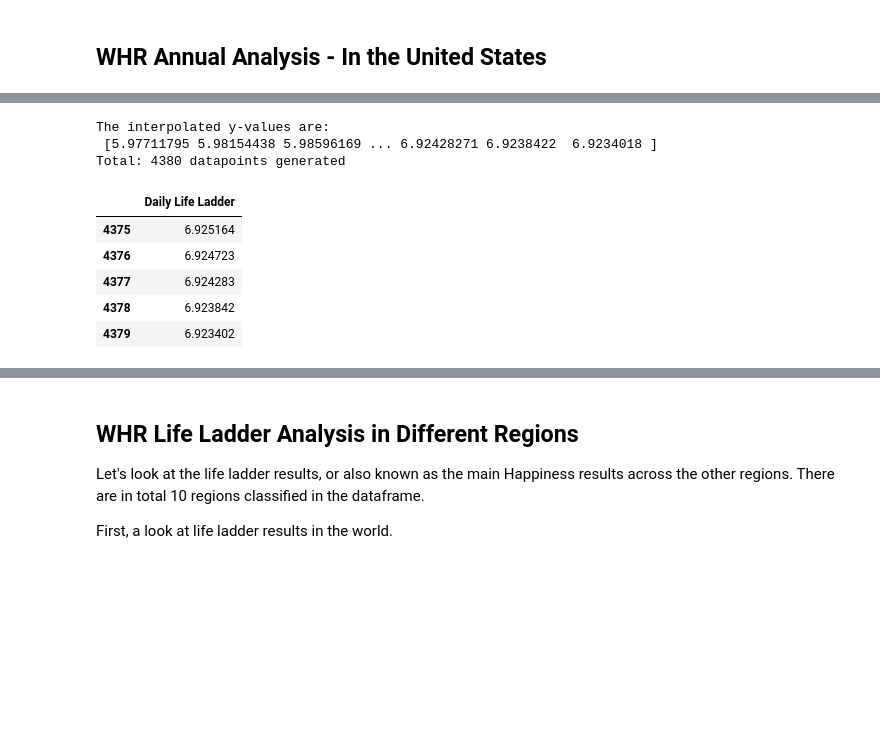
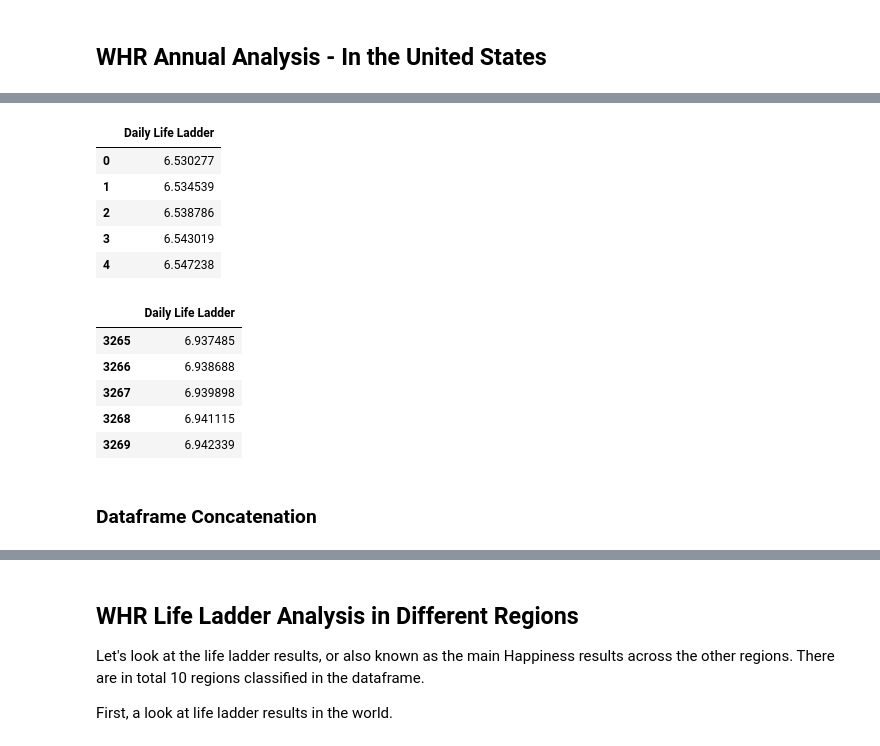
Before and after one commit to Teo-KJ/CZ1015-Data-Science---AI-Mini-Project, a Jupyter notebook: WHR Explore - In depth Analysis.ipynb, the cells around one changed output, grey strips where cells are left out. Saved outputs shown, nothing was run; the diff lists cells and outputs as text; code cells hidden in the pictures; blank space fills up the shorter version.

```diff
--- a/WHR Explore - In depth Analysis.ipynb
+++ b/WHR Explore - In depth Analysis.ipynb
@@ -290,6 +264,6 @@ US_2017_Data = pd.DataFrame(Data_2017[(Data_2017['Country'] == 'United States')]
 # print(US_2016_Data['Life Ladder'])
 # print(US_2017_Data['Life Ladder'])
 # %%
-US_Data =  pd.DataFrame(d1[(d1['Country'] == "United States")])
-print("(No. of countries, No. of columns) =", US_Data.shape)
+US_Data =  pd.DataFrame(d1[(d1['Country name'] == "United States")])
+print("(No. of Years, No. of columns) =", US_Data.shape)
 # %% [output]
@@ -297,5 +271,5 @@ print("(No. of countries, No. of columns) =", US_Data.shape)
 # %%
-US_Data = US_Data[['year', 'Life Ladder']]
+US_Data = US_Data[['Year', 'Life Ladder']]
 US_Data_LL = list(US_Data['Life Ladder'])
 US_Data
 # US_Data.sort_values(by = 'Life Ladder', ascending = False)
@@ -333,0 +300,3 @@ Polyfit may be poorly conditioned
+# %%
+US_Data_LL = list(US_Data['Life Ladder'])
+US_Data_LL
@@ -353,15 +333,9 @@ plt.scatter(x2, y2, marker='o', color='r', s=10, lw=0.5)
 # %%
-# x = np.array([0.0, 1.0, 2.0, 3.0,  4.0,  5.0])
-# y = np.array([0.0, 0.8, 0.9, 0.1, -0.8, -1.0])
-# z = np.polyfit(x, y, 3)
-# z
-
-x = np.array(tuple(range(1,13)))
-y = np.array([7.1817941472, 7.5126881473, 7.2803861474, 7.1580321475, 7.1636161476, 7.1151391477, 7.0262271478, 7.2492851479,
-              7.1511141480, 6.8639471481, 6.8036001482, 6.991759])
+x = np.array(tuple(range(1,14)))
+y = np.array(US_Data_LL)
 z = np.polyfit(x, y, 5)
 f = np.poly1d(z)
-x_new = np.linspace(0, 10, 50)
+x_new = np.linspace(0, 13, 3270)
 y_new = f(x_new)
 print("The interpolated y-values are:\n", y_new)
 print("Total:", len(y_new), "datapoints generated for this specific diagram.")
@@ -380,12 +354,9 @@ trace2 = go.Scatter(
 annotation = go.Annotation(
     x=1,
     y=1,
-#     text='$0.43X^3 - 0.56X^2 + 16.78X + 10.61$',
     showarrow=False)
-layout = go.Layout(
-    title='Polynomial Fit in Python',
-    annotations=[annotation]
-)
+layout = go.Layout(title='Polynomial Fit in Python',
+                   annotations=[annotation])
 data = [trace1, trace2]
 fig = go.Figure(data=data, layout=layout)
 iplot(fig)
@@ -404,20 +367,22 @@ Total: 50 datapoints generated
 [interactive output not drawn]
-# %%
-x_new_1yr = np.linspace(0, 10, 365*12)
-y_new_1yr = f(x_new_1yr)
-print("The interpolated y-values are:\n", y_new_1yr)
-print("Total:", len(y_new_1yr), "datapoints generated")
-# %% [output]
-The interpolated y-values are:
- [5.97711795 5.98154438 5.98596169 ... 6.92428271 6.9238422  6.9234018 ]
-Total: 4380 datapoints generated
 # %%
-Values_for_1yr = pd.DataFrame({'Daily Life Ladder': y_new_1yr})
-Values_for_1yr.tail()
+Values_for_13yr = pd.DataFrame({'Daily Life Ladder': y_new})
+Values_for_13yr.head()
 # %% [output]
 |  | Daily Life Ladder |
-| 4375 | 6.925164 |
-| 4376 | 6.924723 |
-| 4377 | 6.924283 |
-| 4378 | 6.923842 |
-| 4379 | 6.923402 |
+| 0 | 6.530277 |
+| 1 | 6.534539 |
+| 2 | 6.538786 |
+| 3 | 6.543019 |
+| 4 | 6.547238 |
+# %%
+Values_for_13yr.tail()
+# %% [output]
+|  | Daily Life Ladder |
+| 3265 | 6.937485 |
+| 3266 | 6.938688 |
+| 3267 | 6.939898 |
+| 3268 | 6.941115 |
+| 3269 | 6.942339 |
+# %% [markdown]
+### Dataframe Concatenation
```
Also changed, not shown: parts of 31 cells of this notebook, 1 other file.
